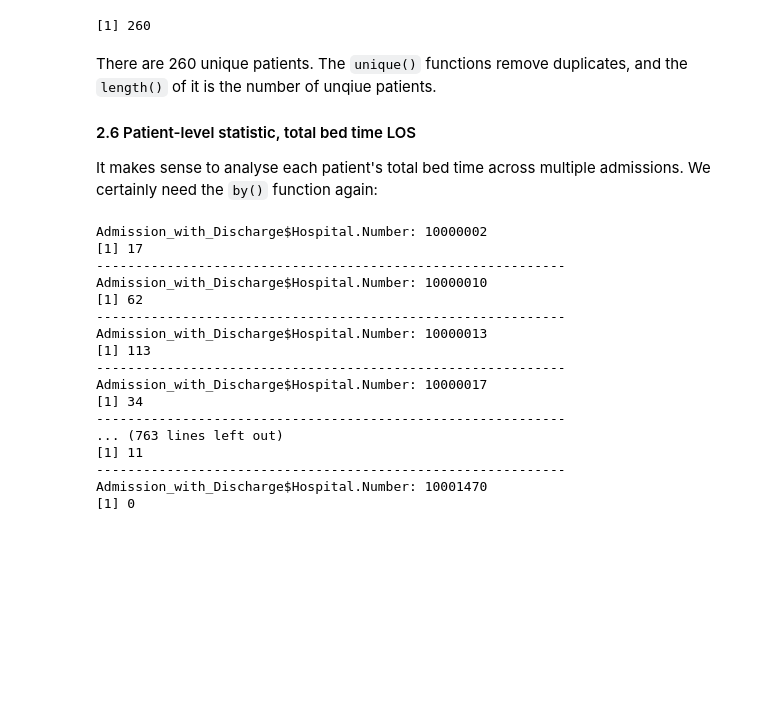
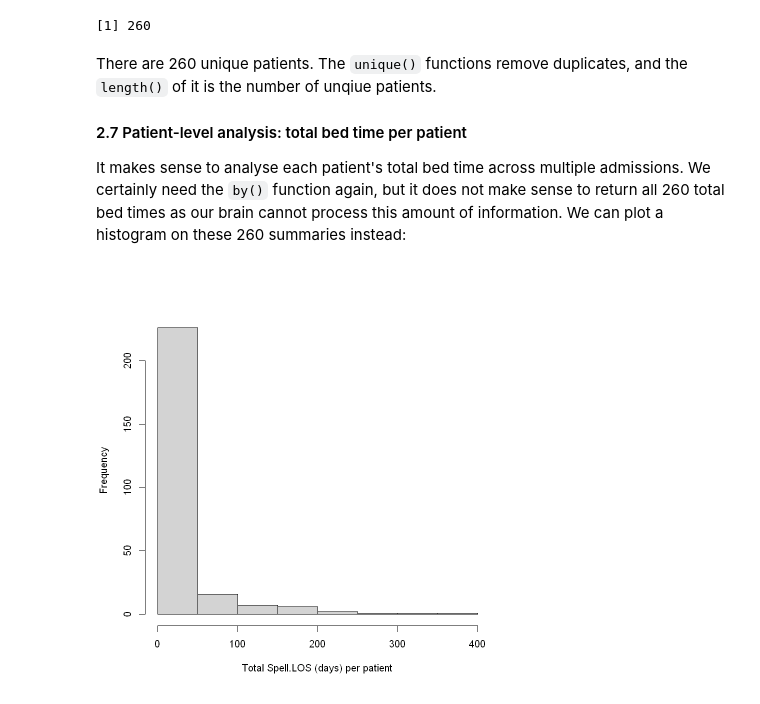
Before and after one commit to tinyuhui/training, a Jupyter notebook: worked_example.ipynb, the cells around one changed output. Saved outputs shown, nothing was run; the diff lists cells and outputs as text; code cells hidden in the pictures; blank space fills up the shorter version.

```diff
--- a/worked_example.ipynb
+++ b/worked_example.ipynb
@@ -322,27 +316,15 @@ lengthunique(Admission_with_Discharge$Hospital.Number))
 # %% [markdown]
 There are 260 unique patients. The <code>unique()</code> functions remove duplicates, and the <code>length()</code> of it is the number of unqiue patients.
 
-#### 2.6 Patient-level statistic, total bed time LOS
-It makes sense to analyse each patient's total bed time across multiple admissions. We certainly need the <code>by()</code> function again:
+#### 2.7 Patient-level analysis: total bed time per patient
+It makes sense to analyse each patient's total bed time across multiple admissions. We certainly need the <code>by()</code> function again, but it does not make sense to return all 260 total bed times as our brain cannot process this amount of information. We can plot a histogram on these 260 summaries instead:
 # %%
 # TOTAL BED TIME FOR EACH PATIENT, TOTAL MEANS SUM
-by(Admission_with_Discharge$Spell.LOS, Admission_with_Discharge$Hospital.Number, sum)
+# YOU'RE FREE TO SPLIT COMMANDS INTO MULTIPLE LINES
+# THEN A HISTOGRAM ON THE SUMMARY TABLE
+hist(by(Admission_with_Discharge$Spell.LOS,
+   Admission_with_Discharge$Hospital.Number,
+   sum), xlab='Total Spell.LOS (days) per patient', main='')
 # %% [output]
-Admission_with_Discharge$Hospital.Number: 10000002
-[1] 17
-------------------------------------------------------------
-Admission_with_Discharge$Hospital.Number: 10000010
-[1] 62
-------------------------------------------------------------
-Admission_with_Discharge$Hospital.Number: 10000013
-[1] 113
-------------------------------------------------------------
-Admission_with_Discharge$Hospital.Number: 10000017
-[1] 34
-------------------------------------------------------------
-... (763 lines left out)
-[1] 11
-------------------------------------------------------------
-Admission_with_Discharge$Hospital.Number: 10001470
-[1] 0
+[figure, added]
 # %% [markdown]
```
Also changed, not shown: parts of 16 cells of this notebook.
